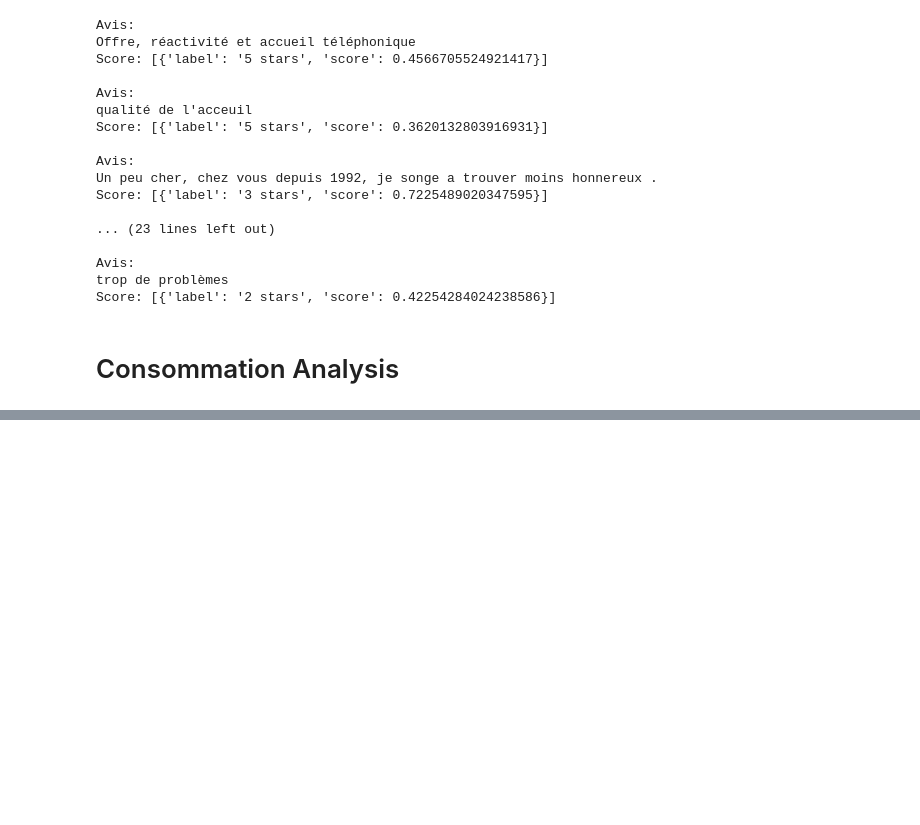
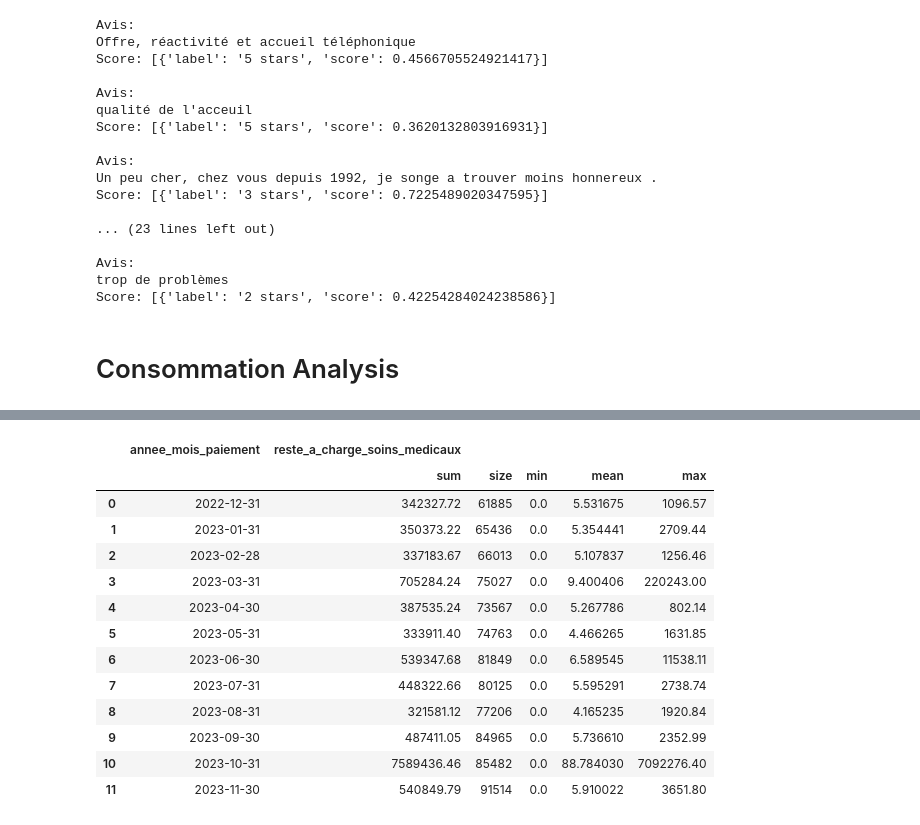
Before and after one commit to kellybourbon2/Alptis-churn-prediction, a Jupyter notebook: Overview_Alptis.ipynb, the cells around one changed output, grey strips where cells are left out. Cells and saved outputs as stored; diff of their text form; code cells hidden in the pictures; blank space fills up the shorter version.

```diff
--- a/Overview_Alptis.ipynb
+++ b/Overview_Alptis.ipynb
@@ -448,0 +486,18 @@ NameError: name 'TransformData' is not defined
+# %%
+df_conso_test_octobre = df_consommation[['annee_mois_paiement','reste_a_charge_soins_medicaux']].groupby(by='annee_mois_paiement').agg(['sum', 'size', 'min', 'mean', 'max']).reset_index()
+df_conso_test_octobre
+# %% [output]
+|  | annee_mois_paiement | reste_a_charge_soins_medicaux |  |  |  |  |
+|  |  | sum | size | min | mean | max |
+| 0 | 2022-12-31 | 342327.72 | 61885 | 0.0 | 5.531675 | 1096.57 |
+| 1 | 2023-01-31 | 350373.22 | 65436 | 0.0 | 5.354441 | 2709.44 |
+| 2 | 2023-02-28 | 337183.67 | 66013 | 0.0 | 5.107837 | 1256.46 |
+| 3 | 2023-03-31 | 705284.24 | 75027 | 0.0 | 9.400406 | 220243.00 |
+| 4 | 2023-04-30 | 387535.24 | 73567 | 0.0 | 5.267786 | 802.14 |
+| 5 | 2023-05-31 | 333911.40 | 74763 | 0.0 | 4.466265 | 1631.85 |
+| 6 | 2023-06-30 | 539347.68 | 81849 | 0.0 | 6.589545 | 11538.11 |
+| 7 | 2023-07-31 | 448322.66 | 80125 | 0.0 | 5.595291 | 2738.74 |
+| 8 | 2023-08-31 | 321581.12 | 77206 | 0.0 | 4.165235 | 1920.84 |
+| 9 | 2023-09-30 | 487411.05 | 84965 | 0.0 | 5.736610 | 2352.99 |
+| 10 | 2023-10-31 | 7589436.46 | 85482 | 0.0 | 88.784030 | 7092276.40 |
+| 11 | 2023-11-30 | 540849.79 | 91514 | 0.0 | 5.910022 | 3651.80 |
```
Also changed, not shown: parts of 16 cells of this notebook.
